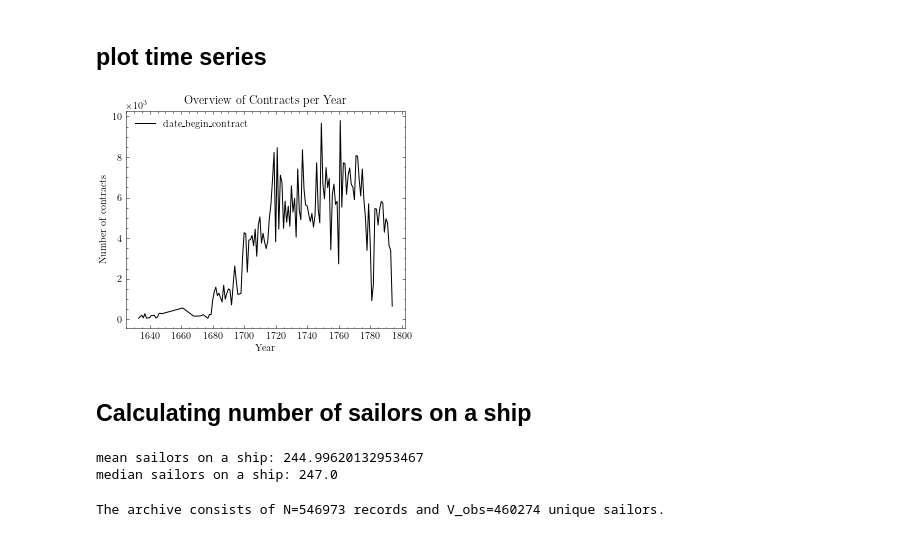
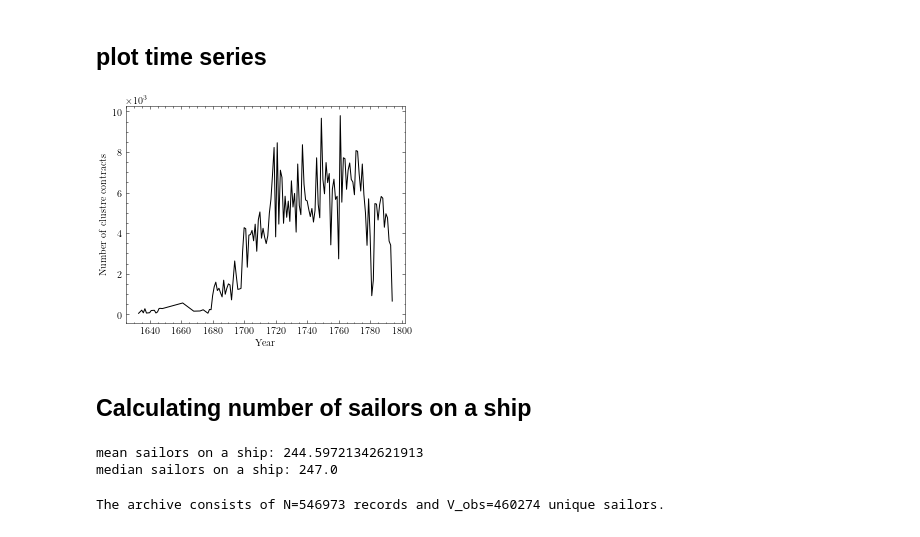
Before and after one commit to melvinwevers/vocapture, a Jupyter notebook: notebooks/analyze_2.ipynb, the cells around one changed output. Drawn from its saved outputs; the diff is of its cells as text; code cells hidden in the pictures.

```diff
--- a/notebooks/analyze_2.ipynb
+++ b/notebooks/analyze_2.ipynb
@@ -91,34 +106,31 @@ df_unique_persons = df.loc[df['disambiguated_person'] == 1].drop_duplicates(subs
 # %%
 fig, ax = plt.subplots(figsize=(5, 4))
 
-#df.groupby(pd.Grouper(key='year'))['date_begin_contract'].count().plot(ax=ax, color="k", label='') # all records
-df_disambiguated.groupby(pd.Grouper(key='year'))['date_begin_contract'].count().plot(ax=ax, color="k") # disambiguated
-#df_unique_persons.groupby(pd.Grouper(key='year'))['date_begin_contract'].count().plot(ax=ax, color="k", linestyle='dashed') # unique persons
+df_disambiguated.groupby('year')['date_begin_contract'].count().plot(ax=ax, color="k", label=None) # disambiguated
 ax.set(xlabel='Year', ylabel='Number of clustre contracts')
 ax.ticklabel_format(axis="y", style="sci", scilimits=(3, 3))
-plt.title('Overview of Contracts per Year')
 plt.savefig('../figures/total_contracts.png', dpi=300)
 # %% [output]
-[figure, old version]
+[figure, new version]
 # %% [markdown]
 ## Calculating number of sailors on a ship
 # %%
 # remove outward_voyage_id 0
 sailors_df = df[df['outward_voyage_id'] != 0]
+# %%
+# For the calculation of the median and mean, we outward voyages to which no contracts are linked.
+
+mean_sailors = sailors_df.groupby(['outward_voyage_id'])['vocop_id'].count().mean()
+median_sailors = sailors_df.groupby(['outward_voyage_id'])['vocop_id'].count().median()
+print(f'mean sailors on a ship: {mean_sailors}')
+print(f'median sailors on a ship: {median_sailors}')
+n_records = 4_352
+# %% [output]
+mean sailors on a ship: 244.59721342621913
+median sailors on a ship: 247.0
 # %%
 # I used person_cluster_id before, this should be vocop_id, we want to use all records
 # not only the disambiguated ones
-# %%
-# For the calculation of the median and mean, we outward voyages to which no contracts are linked.
-
-mean_sailors = df.groupby(['outward_voyage_id'])['vocop_id'].count().mean()
-median_sailors = df.groupby(['outward_voyage_id'])['vocop_id'].count().median()
-print(f'mean sailors on a ship: {mean_sailors}')
-print(f'median sailors on a ship: {median_sailors}')
-n_records = 4_352
-# %% [output]
-mean sailors on a ship: 244.99620132953467
-median sailors on a ship: 247.0
 # %%
 counts = np.array(list(collections.Counter(records).values()))
 N_obs, V_obs = counts.sum(), counts.shape[0]
```
Also changed, not shown: parts of 20 cells of this notebook, 3 other files.
